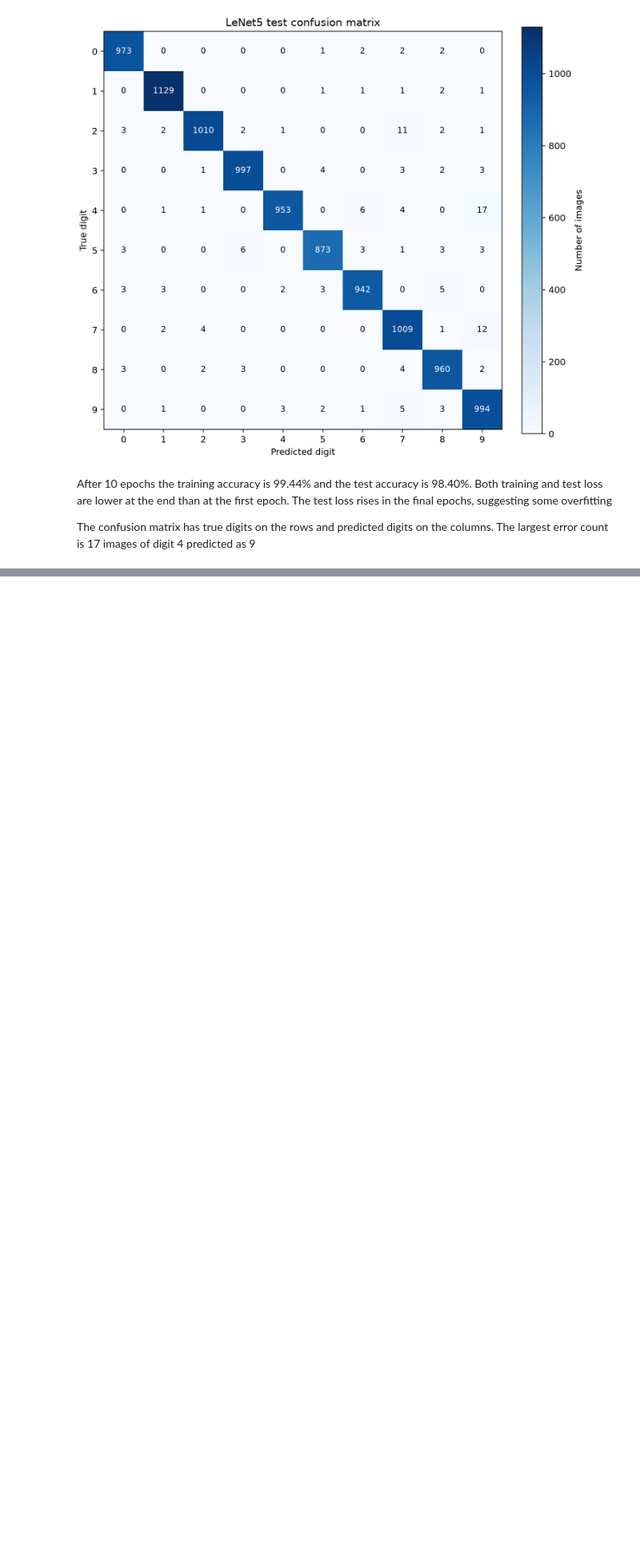
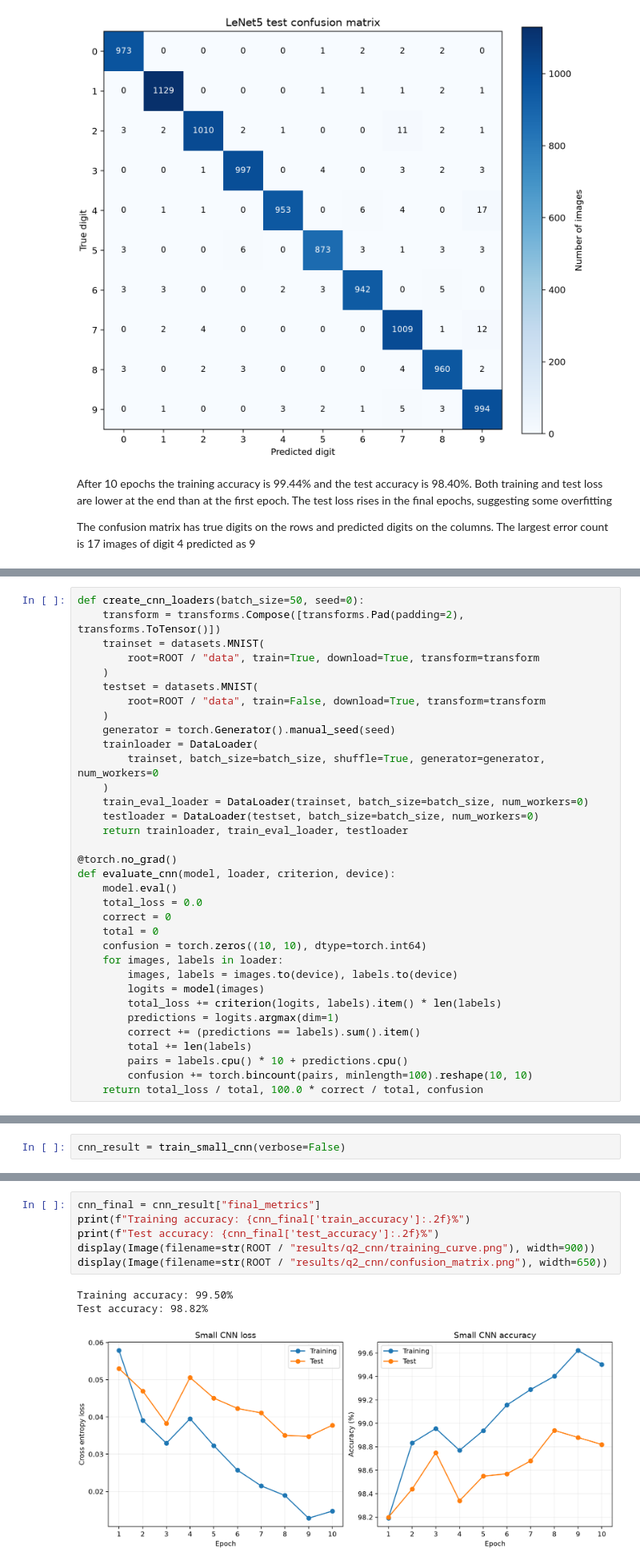
Before and after one commit to hakammra/EN3160_Assignment03, a Jupyter notebook: assignment03.ipynb, the cells around one changed output, grey strips where cells are left out. Shown at 80% size. Drawn from its saved outputs; the diff is of its cells as text; blank space fills up the shorter version.

Commit message:
Train the small CNN and compare it with LeNet5

```diff
--- a/assignment03.ipynb
+++ b/assignment03.ipynb
@@ -487,0 +542,34 @@ The confusion matrix has true digits on the rows and predicted digits on the col
+# %%
+def create_cnn_loaders(batch_size=50, seed=0):
+    transform = transforms.Compose([transforms.Pad(padding=2), transforms.ToTensor()])
+    trainset = datasets.MNIST(
+        root=ROOT / "data", train=True, download=True, transform=transform
+    )
+    testset = datasets.MNIST(
+        root=ROOT / "data", train=False, download=True, transform=transform
+    )
+    generator = torch.Generator().manual_seed(seed)
+    trainloader = DataLoader(
+        trainset, batch_size=batch_size, shuffle=True, generator=generator, num_workers=0
+    )
+    train_eval_loader = DataLoader(trainset, batch_size=batch_size, num_workers=0)
+    testloader = DataLoader(testset, batch_size=batch_size, num_workers=0)
+    return trainloader, train_eval_loader, testloader
+
+@torch.no_grad()
+def evaluate_cnn(model, loader, criterion, device):
+    model.eval()
+    total_loss = 0.0
+    correct = 0
+    total = 0
+    confusion = torch.zeros((10, 10), dtype=torch.int64)
+    for images, labels in loader:
+        images, labels = images.to(device), labels.to(device)
+        logits = model(images)
+        total_loss += criterion(logits, labels).item() * len(labels)
+        predictions = logits.argmax(dim=1)
+        correct += (predictions == labels).sum().item()
+        total += len(labels)
+        pairs = labels.cpu() * 10 + predictions.cpu()
+        confusion += torch.bincount(pairs, minlength=100).reshape(10, 10)
+    return total_loss / total, 100.0 * correct / total, confusion
@@ -487,0 +730,2 @@ The confusion matrix has true digits on the rows and predicted digits on the col
+# %%
+cnn_result = train_small_cnn(verbose=False)
@@ -487,0 +734,10 @@ The confusion matrix has true digits on the rows and predicted digits on the col
+# %%
+cnn_final = cnn_result["final_metrics"]
+print(f"Training accuracy: {cnn_final['train_accuracy']:.2f}%")
+print(f"Test accuracy: {cnn_final['test_accuracy']:.2f}%")
+display(Image(filename=str(ROOT / "results/q2_cnn/training_curve.png"), width=900))
+display(Image(filename=str(ROOT / "results/q2_cnn/confusion_matrix.png"), width=650))
+# %% [output]
+Training accuracy: 99.50%
+Test accuracy: 98.82%
+[figure, added]
```
Also changed, not shown: parts of 13 cells of this notebook, 8 other files.
